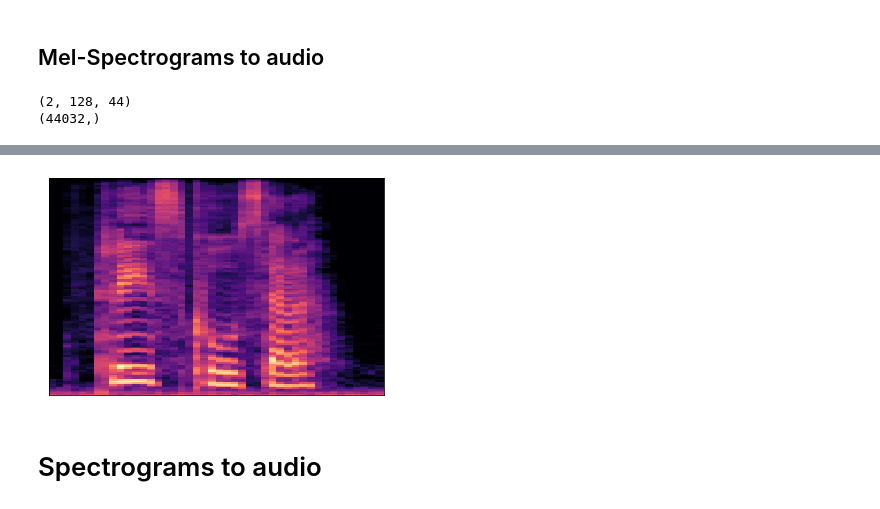
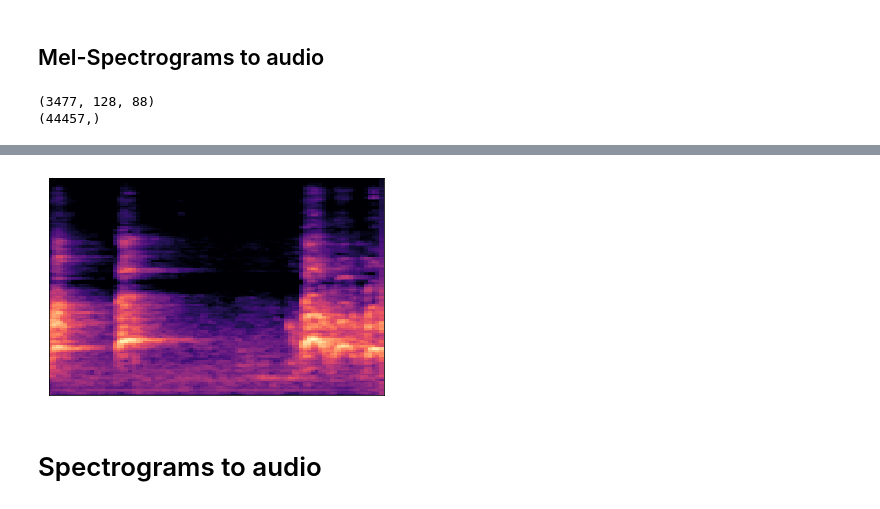
Before and after one commit to MrCogito/SpecGan, a Jupyter notebook: Data_preparation.ipynb, the cells around one changed output, grey strips where cells are left out. Saved outputs shown, nothing was run; the diff lists cells and outputs as text; code cells hidden in the pictures.

```diff
--- a/Data_preparation.ipynb
+++ b/Data_preparation.ipynb
@@ -195,23 +177,23 @@ DURATION: 2.0
 # %%
 ### REAL
 
-loaded = np.load('/content/gdrive/MyDrive/Inzynierka/Models/vctk_female/dataset/Female_test.npy')
+loaded = np.load('/content/gdrive/MyDrive/Inzynierka/Models/dogs/dataset/tensor_dogs.npy')
 print(loaded.shape)
 #loaded = loaded.reshape(16,256,8)
 #loaded = (loaded *80)-80
 #S_DB = librosa.power_to_db(S, ref=np.max)
-spec_gen = loaded[0]
+spec_gen = loaded[333]
 librosa.display.specshow(spec_gen)
 P = librosa.db_to_power(spec_gen, ref=1.0)
-S = librosa.feature.inverse.mel_to_stft(P,sr=22050, n_fft=4096)
+S = librosa.feature.inverse.mel_to_stft(P,sr=22050, n_fft=2046)
 y = librosa.griffinlim(S)
 print(y.shape)
 ipd.Audio(y, rate=22050)
 # %% [output]
-(2, 128, 44)
-(44032,)
+(3477, 128, 88)
+(44457,)
 [interactive output not drawn]
-[figure, old version]
+[figure, new version]
 # %% [markdown]
 # Spectrograms to audio
 # %%
```
Also changed, not shown: parts of 7 cells of this notebook.
